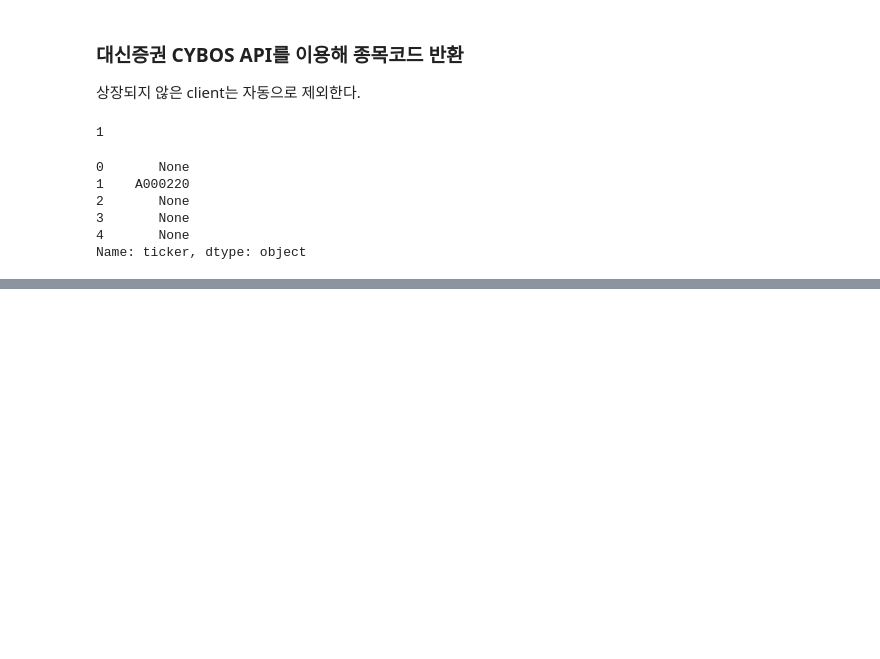
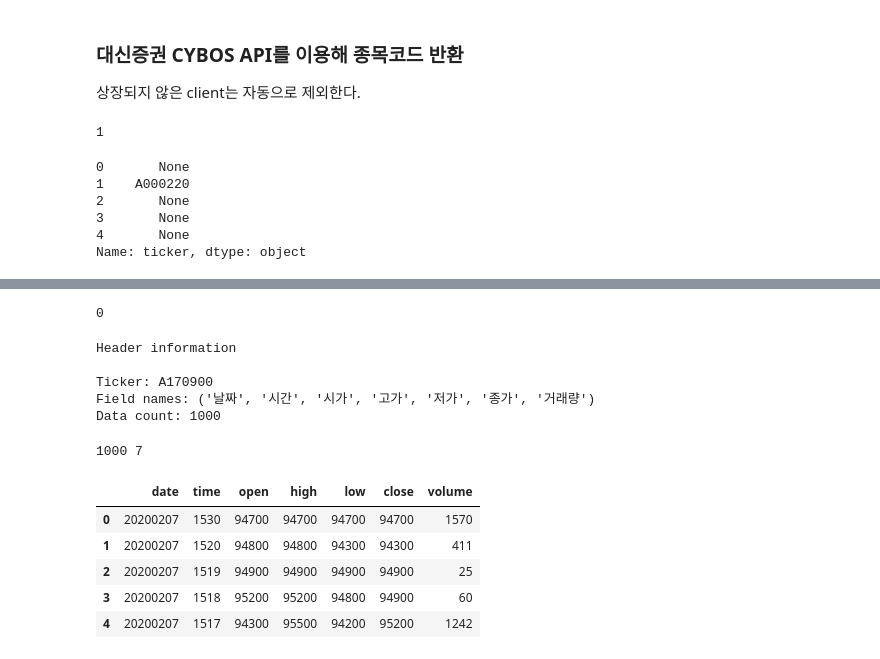
Before and after one commit to jaepil-choi/python_algotrading, a Jupyter notebook: 32-bit-jupyter_notes/event_study_-_effect_of_clinical_trials.ipynb, the cells around one changed output, grey strips where cells are left out. Cells and saved outputs as stored; diff of their text form; code cells hidden in the pictures; blank space fills up the shorter version.

```diff
--- a/32-bit-jupyter_notes/event_study_-_effect_of_clinical_trials.ipynb
+++ b/32-bit-jupyter_notes/event_study_-_effect_of_clinical_trials.ipynb
@@ -147,0 +153,3 @@ mfds_clinical_trials.head()
+# %%
+instStockChart = win32com.client.Dispatch('CPSysDib.StockChart')
+ticker = 'A170900' # 동아에스티(주)
@@ -147,0 +168,28 @@ mfds_clinical_trials.head()
+# %%
+instStockChart.BlockRequest()
+# %% [output]
+0
+# %%
+print("""
+Header information
+
+Ticker: {ticker}
+Field names: {field_names}
+Data count: {data_count}
+""".format(
+    ticker=instStockChart.GetHeaderValue(0),
+    field_names=instStockChart.GetHeaderValue(2),
+    data_count=instStockChart.GetHeaderValue(3),
+))
+# %% [output]
+Header information
+
+Ticker: A170900
+Field names: ('날짜', '시간', '시가', '고가', '저가', '종가', '거래량')
+Data count: 1000
+# %%
+data_count = instStockChart.GetHeaderValue(3)
+fields_count = instStockChart.GetHeaderValue(1)
+print(data_count, fields_count)
+# %% [output]
+1000 7
@@ -147,0 +218,12 @@ mfds_clinical_trials.head()
+# %%
+# TODO: 변수 네이밍 바꿔주자 _df 붙일 대상 정하고 time series와 아닌것 구분
+
+donga_ts_m_df = pd.DataFrame(donga_m)
+donga_ts_m_df.head()
+# %% [output]
+|  | date | time | open | high | low | close | volume |
+| 0 | 20200207 | 1530 | 94700 | 94700 | 94700 | 94700 | 1570 |
+| 1 | 20200207 | 1520 | 94800 | 94800 | 94300 | 94300 | 411 |
+| 2 | 20200207 | 1519 | 94900 | 94900 | 94900 | 94900 | 25 |
+| 3 | 20200207 | 1518 | 95200 | 95200 | 94800 | 94900 | 60 |
+| 4 | 20200207 | 1517 | 94300 | 95500 | 94200 | 95200 | 1242 |
```
Also changed, not shown: parts of 7 cells of this notebook.
